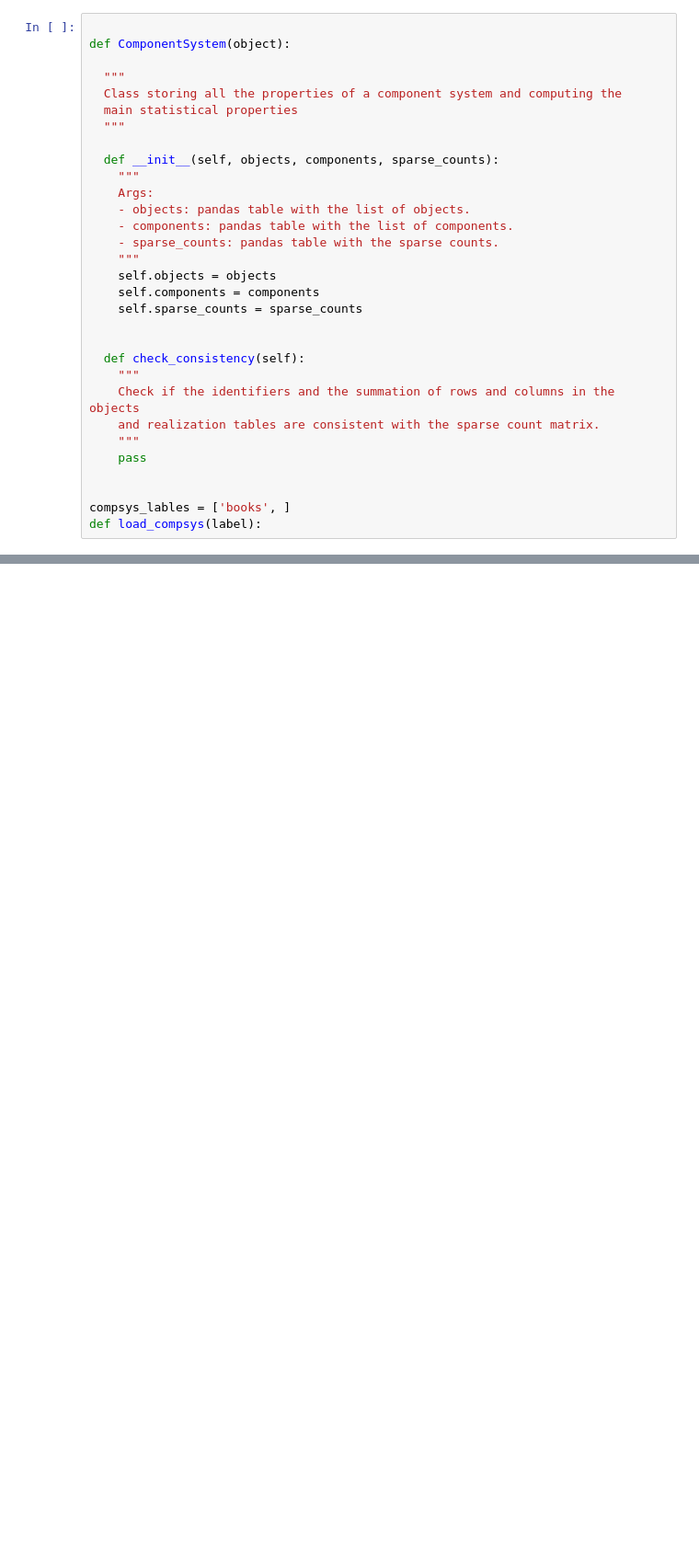
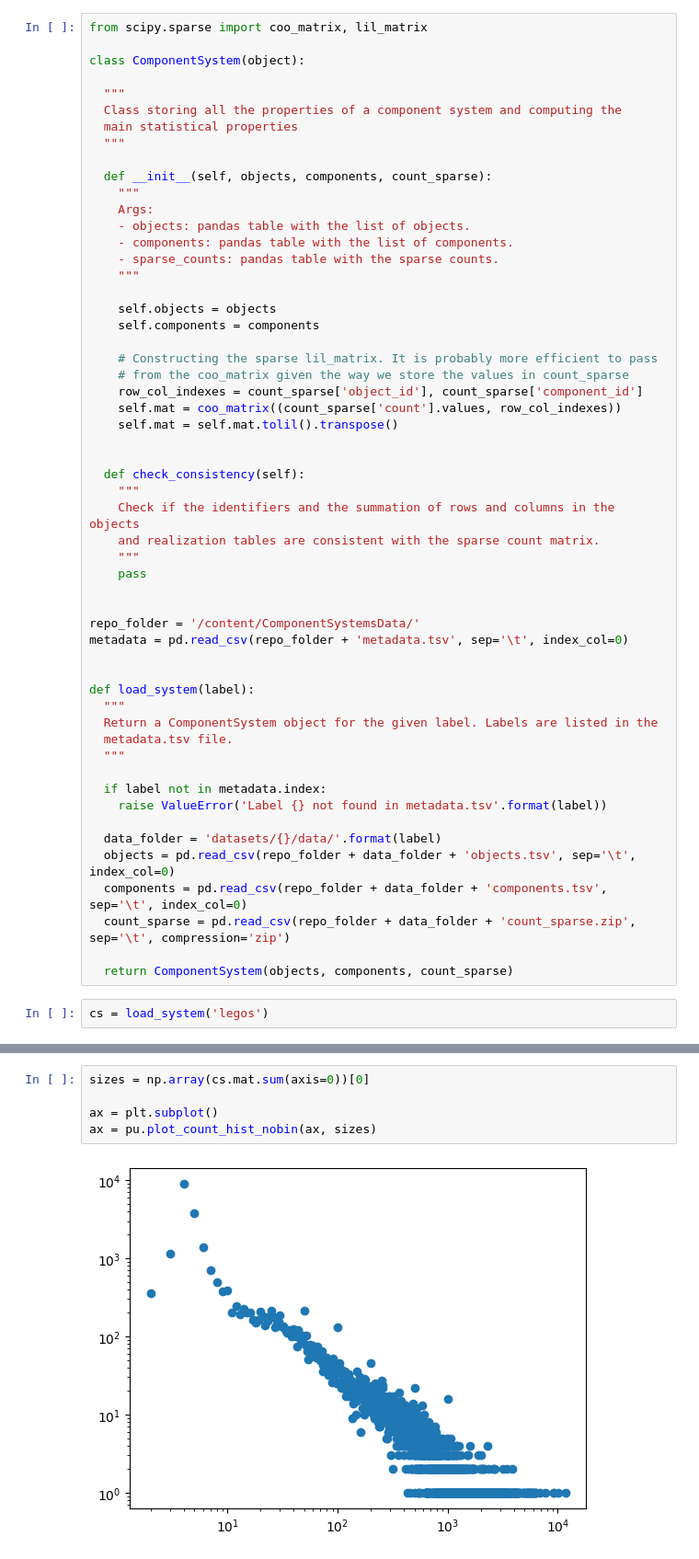
Before and after one commit to amazzoli/ComponentSystemsData, a Jupyter notebook: tutorials/1_Load_system.ipynb, the cells around one changed output, grey strips where cells are left out. Shown at 92% size. Saved outputs shown, nothing was run; the diff lists cells and outputs as text; blank space fills up the shorter version.

Commit message:
Update load system

```diff
--- a/tutorials/1_Load_system.ipynb
+++ b/tutorials/1_Load_system.ipynb
@@ -18,22 +17,29 @@ sys.path.append('/content/ComponentSystemsData/py_utils/')
 # %%
+from scipy.sparse import coo_matrix, lil_matrix
 
-def ComponentSystem(object):
+class ComponentSystem(object):
 
   """
   Class storing all the properties of a component system and computing the
   main statistical properties
   """
 
-  def __init__(self, objects, components, sparse_counts):
+  def __init__(self, objects, components, count_sparse):
     """
     Args:
     - objects: pandas table with the list of objects.
     - components: pandas table with the list of components.
     - sparse_counts: pandas table with the sparse counts.
     """
+
     self.objects = objects
     self.components = components
-    self.sparse_counts = sparse_counts
+
+    # Constructing the sparse lil_matrix. It is probably more efficient to pass
+    # from the coo_matrix given the way we store the values in count_sparse
+    row_col_indexes = count_sparse['object_id'], count_sparse['component_id']
+    self.mat = coo_matrix((count_sparse['count'].values, row_col_indexes))
+    self.mat = self.mat.tolil().transpose()
 
 
   def check_consistency(self):
@@ -44,5 +50,24 @@ def ComponentSystem(object):
     pass
 
 
-compsys_lables = ['books', ]
-def load_compsys(label):
+repo_folder = '/content/ComponentSystemsData/'
+metadata = pd.read_csv(repo_folder + 'metadata.tsv', sep='\t', index_col=0)
+
+
+def load_system(label):
+  """
+  Return a ComponentSystem object for the given label. Labels are listed in the
+  metadata.tsv file.
+  """
+
+  if label not in metadata.index:
+    raise ValueError('Label {} not found in metadata.tsv'.format(label))
+
+  data_folder = 'datasets/{}/data/'.format(label)
+  objects = pd.read_csv(repo_folder + data_folder + 'objects.tsv', sep='\t', index_col=0)
+  components = pd.read_csv(repo_folder + data_folder + 'components.tsv', sep='\t', index_col=0)
+  count_sparse = pd.read_csv(repo_folder + data_folder + 'count_sparse.zip', sep='\t', compression='zip')
+
+  return ComponentSystem(objects, components, count_sparse)
+# %%
+cs = load_system('legos')
@@ -48,0 +96,7 @@ def load_compsys(label):
+# %%
+sizes = np.array(cs.mat.sum(axis=0))[0]
+
+ax = plt.subplot()
+ax = pu.plot_count_hist_nobin(ax, sizes)
+# %% [output]
+[figure, added]
```
Also changed, not shown: parts of 5 cells of this notebook.
